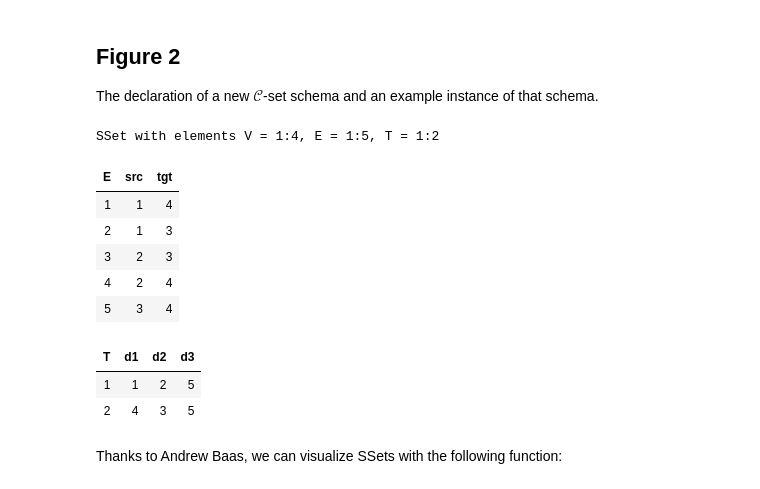
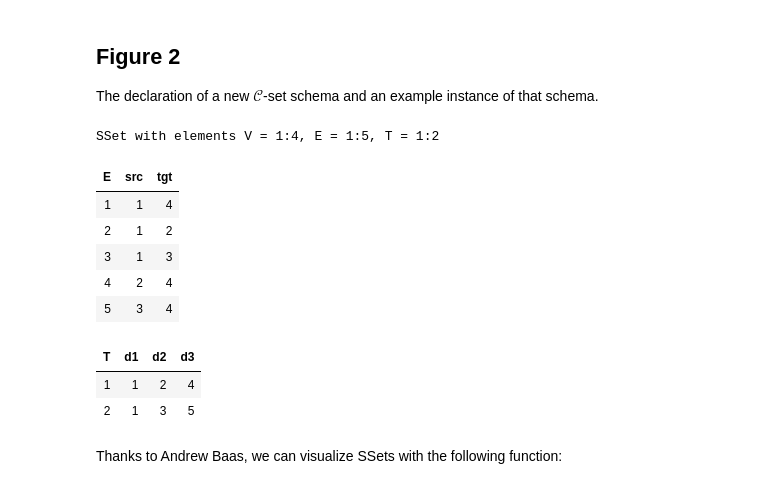
Before and after one commit to kris-brown/Computational-Category-Theoretic-Rewriting, a Jupyter notebook: Computational_Category_Theoretic_Rewriting.ipynb, the cells around one changed output. Saved outputs shown, nothing was run; the diff lists cells and outputs as text; code cells hidden in the pictures.

```diff
--- a/Computational_Category_Theoretic_Rewriting.ipynb
+++ b/Computational_Category_Theoretic_Rewriting.ipynb
@@ -32,33 +41,33 @@ The declaration of a new $\mathcal{C}$-set schema and an example instance of tha
 # %%
 @present ThSemisimplicialSet(FreeSchema) begin
   (V,E,T) :: Ob
   (d1,d2,d3)::Hom(T,E)
   (src,tgt) :: Hom(E,V)
   compose(d1, src) == compose(d2, src)
   compose(d1, tgt) == compose(d3, tgt)
   compose(d2, tgt) == compose(d3, src)
 end
 @acset_type SSet(ThSemisimplicialSet)
 
 quadrangle = @acset SSet begin
     T=2; E=5; V=4
-    d1=[1,4]
+    d1=[1,1]
     d2=[2,3]
-    d3=[5,5]
-    src=[1,1,2,2,3]
-    tgt=[4,3,3,4,4]
+    d3=[4,5]
+    src=[1,1,1,2,3]
+    tgt=[4,2,3,4,4]
 end
 # %% [output]
 SSet with elements V = 1:4, E = 1:5, T = 1:2
 | E | src | tgt |
 | 1 | 1 | 4 |
-| 2 | 1 | 3 |
-| 3 | 2 | 3 |
+| 2 | 1 | 2 |
+| 3 | 1 | 3 |
 | 4 | 2 | 4 |
 | 5 | 3 | 4 |
 | T | d1 | d2 | d3 |
-| 1 | 1 | 2 | 5 |
-| 2 | 4 | 3 | 5 |
+| 1 | 1 | 2 | 4 |
+| 2 | 1 | 3 | 5 |
 # %% [markdown]
 Thanks to Andrew Baas, we can visualize SSets with the following function:
 # %%
```
Also changed, not shown: parts of 20 cells of this notebook, 2 other files.
